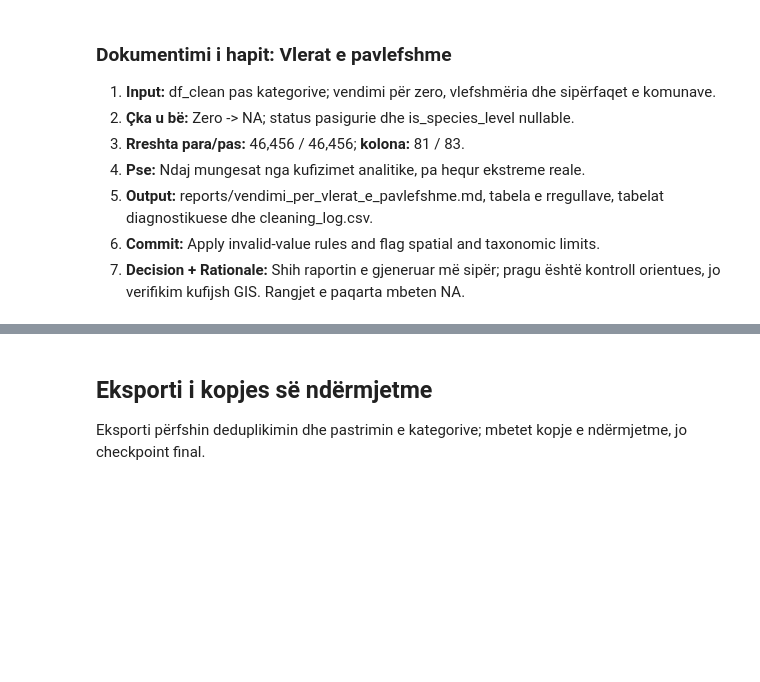
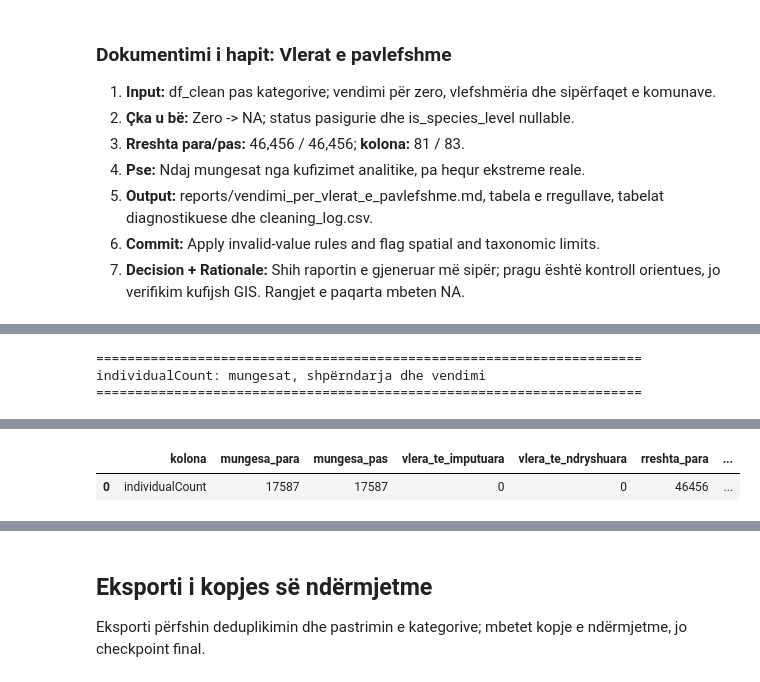
Before and after one commit to dafinakeqmezi/PVDH_Kosovo-Biodiversity-Analysis, a Jupyter notebook: notebooks/02_pastrimi.ipynb, the cells around one changed output, grey strips where cells are left out. Saved outputs shown, nothing was run; the diff lists cells and outputs as text; code cells hidden in the pictures; blank space fills up the shorter version.

Commit message:
Analyze individual counts and document the no-imputation decision

```diff
--- a/notebooks/02_pastrimi.ipynb
+++ b/notebooks/02_pastrimi.ipynb
@@ -1688,0 +1693,75 @@ Sipas [Darwin Core](https://dwc.tdwg.org/terms/#coordinateUncertaintyInMeters),
+# %%
+section("individualCount: mungesat, shpërndarja dhe vendimi")
+COUNT_COMMIT = "Analyze individual counts and document the no-imputation decision"
+
+def count_statistics(values):
+    known = values.dropna().astype(float)
+    return {"rreshta": len(values), "te_plotesuara": len(known), "mungojne": int(values.isna().sum()),
+            "mungesa_pct": float(values.isna().mean() * 100) if len(values) else np.nan,
+            "minimumi": known.min(), "q25": known.quantile(.25), "mediana": known.median(),
+            "q75": known.quantile(.75), "q95": known.quantile(.95), "q99": known.quantile(.99),
+            "maksimumi": known.max(), "mesatarja": known.mean(),
+            "skewness": known.skew() if len(known) >= 3 else np.nan,
+            "zero": int(known.eq(0).sum()), "negative": int(known.lt(0).sum()),
+            "jo_te_plota": int(known.mod(1).ne(0).sum())}
+
+count_before = df_clean.copy(deep=True)
+counts = df_clean["individualCount"]
+assert str(counts.dtype) == "Int64"
+assert np.isfinite(counts.dropna()).all()
+assert counts.dropna().ge(0).all(), "Numra negativë kërkojnë shqyrtim para vendimit."
+count_summary = pd.DataFrame([count_statistics(counts)])
+count_summary.to_csv(REPORTS_DIR / "shperndarja_e_numrit_te_individeve.csv", index=False)
+count_groups = []
+for column in ["datasetKey", "basisOfRecord", "class", "district"]:
+    for group, values in df_clean.groupby(column, observed=True, dropna=False)["individualCount"]:
+        count_groups.append({"grupimi": column, "grupi": group, **count_statistics(values)})
+count_group_report = pd.DataFrame(count_groups)
+count_group_report.to_csv(REPORTS_DIR / "numri_i_individeve_sipas_grupeve.csv", index=False)
+count_before_after = pd.DataFrame([{
+    "kolona": "individualCount", "mungesa_para": int(counts.isna().sum()),
+    "mungesa_pas": int(df_clean["individualCount"].isna().sum()),
+    "vlera_te_imputuara": 0, "vlera_te_ndryshuara": 0,
+    "rreshta_para": len(count_before), "rreshta_pas": len(df_clean),
+    "vendimi": "keep NaN; pa imputim"}])
+count_before_after.to_csv(REPORTS_DIR / "numri_i_individeve_para_pas.csv", index=False)
+assert df_clean["individualCount_is_missing"].equals(counts.isna())
+pd.testing.assert_frame_equal(count_before, df_clean)
+record_cleaning("decision:individualCount", df_clean.shape,
+                "Mbaj NA: pa evidencë për rikuperim/imputim të numrave të individëve; mos i barazo me numrin e regjistrimeve. Asnjë vlerë e ndryshuar.",
+                0, output="reports/vendimi_per_numrin_e_individeve.md", commit=COUNT_COMMIT)
+sources = count_group_report[count_group_report["grupimi"].eq("datasetKey")]
+basis = count_group_report[count_group_report["grupimi"].eq("basisOfRecord")]
+count_report = f"""# Vendimi për numrin e individëve
+
+1. **Input:** individualCount, datasetKey, basisOfRecord, class dhe district nga kopja pas trajtimit të vlerave të pavlefshme; strategjia_e_mungesave.md dhe mekanizmat_e_mungeses.md.
+2. **Çka u bë:** U rillogarit mungesa dhe shpërndarja pas deduplikimit, në përgjithësi dhe sipas katër grupimeve; u vlerësua imputimi dhe u vendos ruajtja e NA.
+3. **Rreshta para / pas:** {len(count_before):,} / {len(df_clean):,}; **kolona para / pas:** {count_before.shape[1]} / {df_clean.shape[1]}. Mungesa para/pas: {int(counts.isna().sum()):,} / {int(counts.isna().sum()):,}; imputime: 0.
+4. **Pse u bë:** Numri i individëve është matje e raportuar, jo numri i regjistrimeve; imputimi pa mbështetje do të shtonte numra të paobservuar.
+5. **Output:** shperndarja_e_numrit_te_individeve.csv, numri_i_individeve_sipas_grupeve.csv, numri_i_individeve_para_pas.csv dhe cleaning_log.csv.
+6. **Commit:** {COUNT_COMMIT}.
+
+## Evidenca
+
+Mungojnë **{int(counts.isna().sum()):,} nga {len(counts):,} ({counts.isna().mean()*100:.2f}%)**. Te vlerat e njohura, mediana është {counts.median():g}, mesatarja {counts.mean():.2f}, Q95 {counts.quantile(.95):g}, maksimumi {counts.max():,} dhe skewness {counts.astype(float).skew():.2f}. Shpërndarja është e anuar fort djathtas, por kjo vetëm nuk justifikon imputimin. Ekstremet ruhen; ky hap nuk bën log1p, shkallëzim ose trajtim outliers të Pjesës II.
+
+Mungesa sipas burimit varion nga {sources['mungesa_pct'].min():.2f}% deri {sources['mungesa_pct'].max():.2f}%. Nga {len(sources)} burime, {int(sources['te_plotesuara'].eq(0).sum())} nuk kanë asnjë numër të raportuar dhe nuk kanë medianë të brendshme. Madhësitë e grupeve dhe numrat e vlerave të njohura raportohen gjithmonë, sepse përqindja e një grupi të vogël nuk është evidencë e fortë.
+
+## Decision + Rationale
+
+**Keep + flag; pa imputim.** Ruhet individualCount si Int64 nullable dhe flamuri ekzistues individualCount_is_missing. Nuk shtohet was_imputed sepse nuk u imputua asnjë vlerë; numri 0 i imputimeve regjistrohet në tabelën para/pas dhe log.
+
+- Sipas [Darwin Core](https://dwc.tdwg.org/terms/#individualCount), fusha mat individët e pranishëm në një regjistrim. Mungesa nuk do të thotë 0 ose 1; zero e raportuar mund të ketë kuptim dhe nuk trajtohet automatikisht si mungesë.
+- Mediana globale do t'i caktonte të njëjtin numër regjistrimeve nga protokolle, taksone dhe burime të ndryshme. Mediana sipas class ose basisOfRecord është ende shumë e gjerë; ajo nuk kontrollon përpjekjen e vrojtimit, numërimin e tufave ose përfaqësimin e ekzemplarëve.
+- Mediana sipas datasetKey nuk ekziston për burimet pa numra. Edhe kur ekziston, nuk kemi evidencë që mungesat kanë të njëjtën shpërndarje si numrat e raportuar. Rikuperimi kërkon të dhëna burimore ose metadata të protokollit; nuk ka mapping determinist në kolonat aktuale.
+- Dallimet ndërmjet grupeve janë në përputhje me mungesë të lidhur me veçori të vëzhguara, por nuk provojnë MAR. MCAR/MAR/MNAR nuk identifikohen vetëm nga këto tabela; MNAR nuk përjashtohet. Pa protokoll/perpjekje vrojtimi dhe validim të modelit, imputimi do të kërkonte supozime shtesë të pambështetura.
+- Regjistrimet mbeten të përdorshme për praninë dhe numërimin e regjistrimeve/specieve. Për analizën e individualCount, raporto numrin dhe përqindjen e rasteve të njohura; nëse agregohet, përdor sum(min_count=1) që grupet krejt bosh të mos bëhen 0. Shuma e numrave të raportuar nuk është vlerësim i popullatës dhe mund të përfshijë vrojtime të përsëritura.
+
+""" + markdown_table(count_summary) + "\n\n## Sipas basisOfRecord\n\n" + markdown_table(basis) + "\n\nTë gjitha grupet, përfshirë burimin, klasën dhe rajonin, janë në numri_i_individeve_sipas_grupeve.csv.\n"
+(REPORTS_DIR / "vendimi_per_numrin_e_individeve.md").write_text(count_report, encoding="utf-8")
+display(Markdown(count_report))
+display(count_before_after)
+# %% [output]
+======================================================================
+individualCount: mungesat, shpërndarja dhe vendimi
+======================================================================
@@ -1688,0 +1810,2 @@ Sipas [Darwin Core](https://dwc.tdwg.org/terms/#coordinateUncertaintyInMeters),
+|  | kolona | mungesa_para | mungesa_pas | vlera_te_imputuara | vlera_te_ndryshuara | rreshta_para | ... |
+| 0 | individualCount | 17587 | 17587 | 0 | 0 | 46456 | ... |
```
Also changed, not shown: parts of 4 cells of this notebook, 8 other files.
